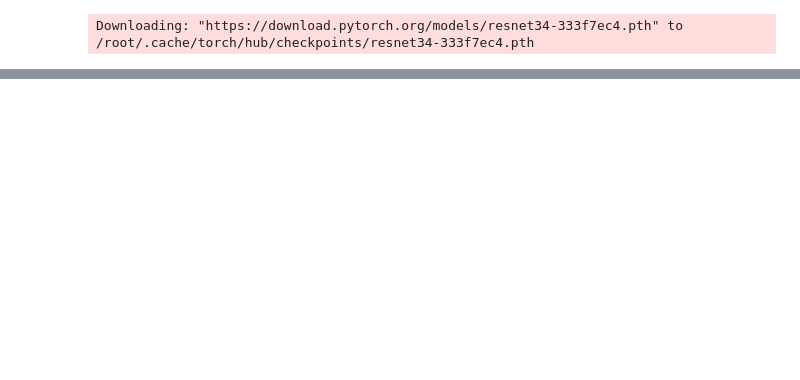
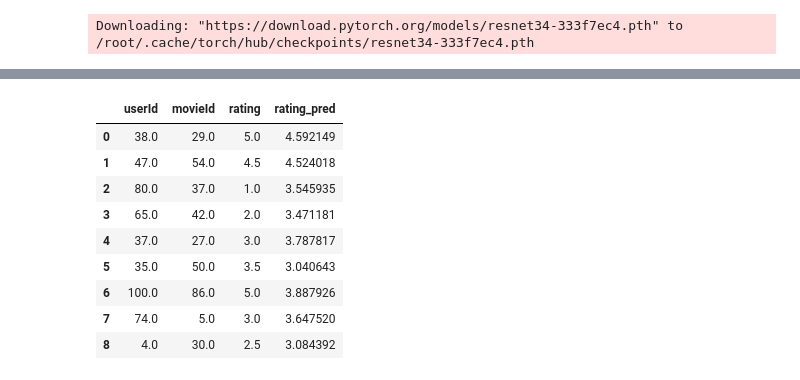
Before and after one commit to bwbelljr/fastaiv2, a Jupyter notebook: fastai_book/fastai_book_ch1.ipynb, the cells around one changed output, grey strips where cells are left out. Saved outputs shown, nothing was run; the diff lists cells and outputs as text; code cells hidden in the pictures; blank space fills up the shorter version.

```diff
--- a/fastai_book/fastai_book_ch1.ipynb
+++ b/fastai_book/fastai_book_ch1.ipynb
@@ -50,0 +203,2 @@ learn.fine_tune(1)
+# %%
+path = untar_data(URLs.ML_SAMPLE)
@@ -50,0 +207,4 @@ learn.fine_tune(1)
+# %%
+dls = CollabDataLoaders.from_csv(path/'ratings.csv')
+# %%
+learn = collab_learner(dls, y_range=((0.5, 5.5)))
@@ -50,0 +227,3 @@ learn.fine_tune(1)
+# %%
+learn.show_results()
+# %% [output]
@@ -50,0 +231,10 @@ learn.fine_tune(1)
+|  | userId | movieId | rating | rating_pred |
+| 0 | 38.0 | 29.0 | 5.0 | 4.592149 |
+| 1 | 47.0 | 54.0 | 4.5 | 4.524018 |
+| 2 | 80.0 | 37.0 | 1.0 | 3.545935 |
+| 3 | 65.0 | 42.0 | 2.0 | 3.471181 |
+| 4 | 37.0 | 27.0 | 3.0 | 3.787817 |
+| 5 | 35.0 | 50.0 | 3.5 | 3.040643 |
+| 6 | 100.0 | 86.0 | 5.0 | 3.887926 |
+| 7 | 74.0 | 5.0 | 3.0 | 3.647520 |
+| 8 | 4.0 | 30.0 | 2.5 | 3.084392 |
```
Also changed, not shown: parts of 33 cells of this notebook.
